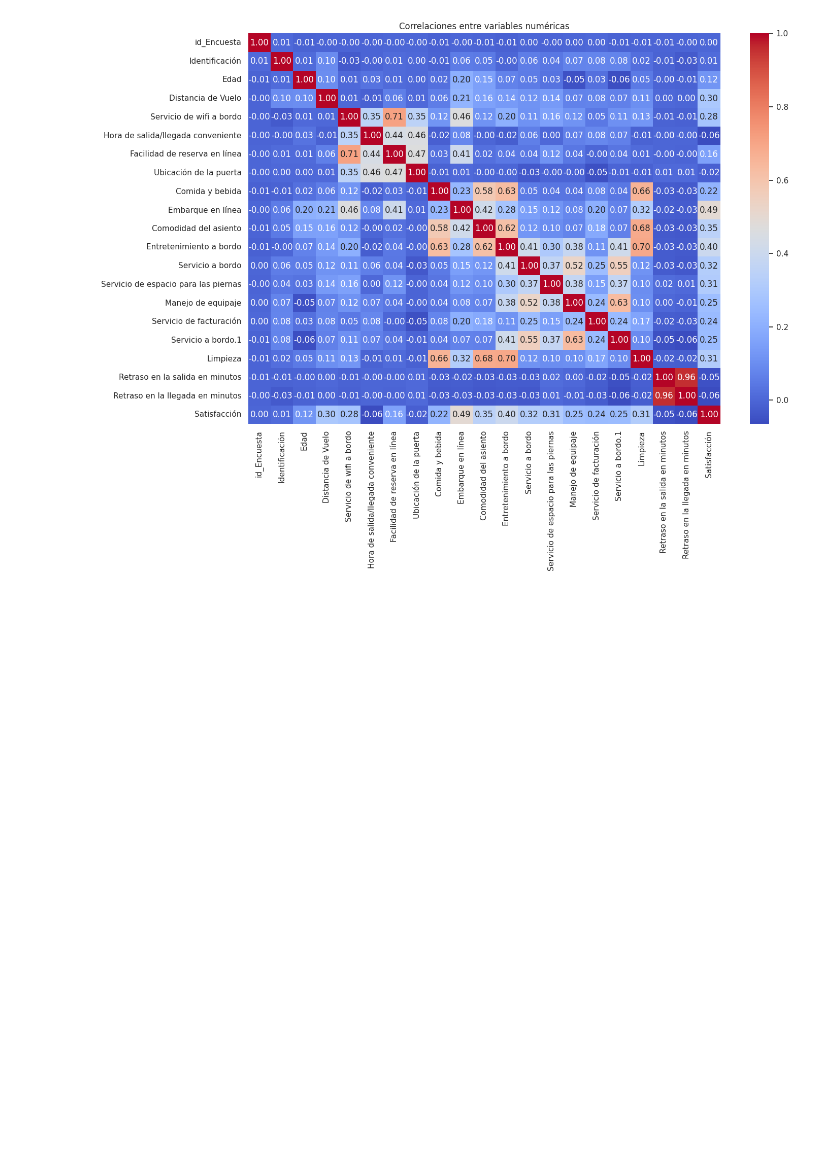
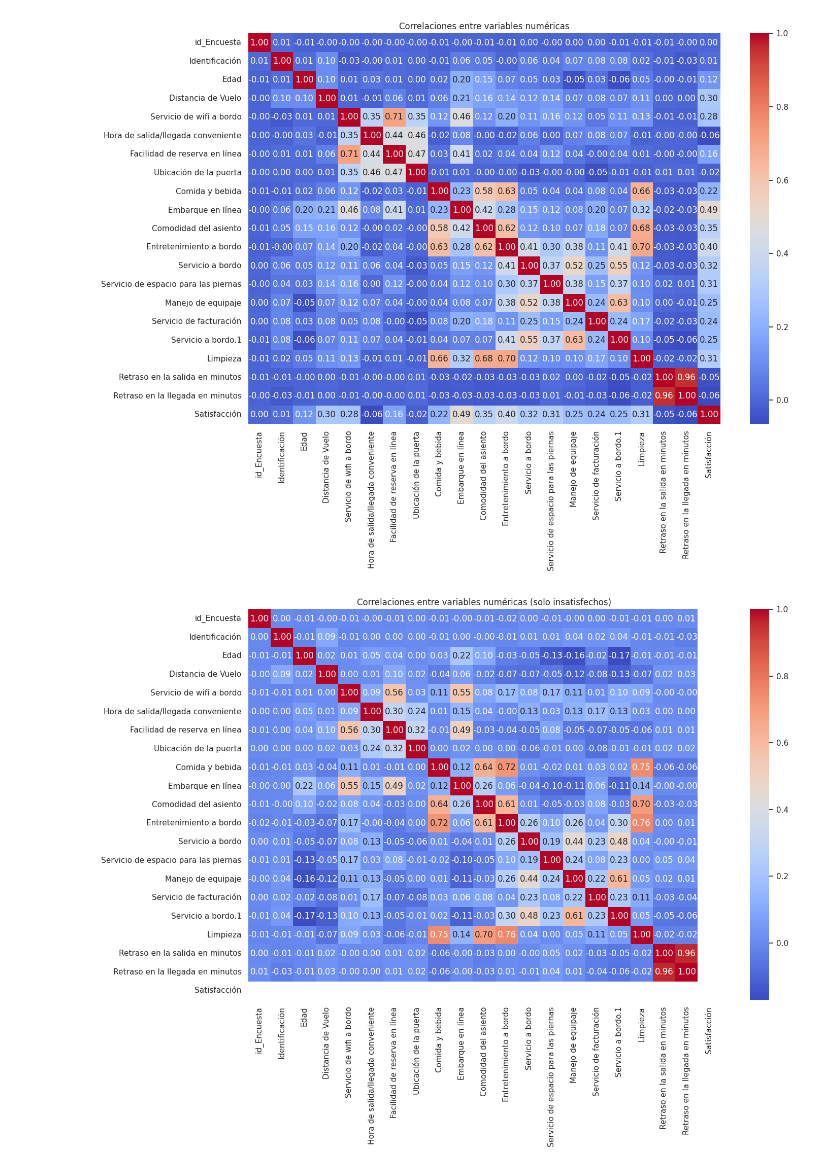
Before and after one commit to tomasrojas88/Data_Science_1, a Jupyter notebook: Satisfacción_Clientes_Aerolíneas.ipynb, the cells around one changed output. Drawn from its saved outputs; the diff is of its cells as text; code cells hidden in the pictures; blank space fills up the shorter version.

```diff
--- a/Satisfacción_Clientes_Aerolíneas.ipynb
+++ b/Satisfacción_Clientes_Aerolíneas.ipynb
@@ -370,3 +370,14 @@ plt.title("Correlaciones entre variables numéricas")
 plt.show()
 # %% [output]
 [figure]
+# %%
+# Filtrar el DataFrame para incluir solo los pasajeros insatisfechos
+df_insatisfechos = df[df['Satisfacción'] == 0] # Asegúrate de que 'Satisfacción' use el valor correcto (0 para insatisfechos)
+
+# Crear el mapa de calor de correlaciones
+plt.figure(figsize=(15, 10))
+sns.heatmap(df_insatisfechos.select_dtypes(include=np.number).corr(), annot=True, cmap="coolwarm", fmt=".2f")
+plt.title("Correlaciones entre variables numéricas (solo insatisfechos)")
+plt.show()
+# %% [output]
+[figure, added]
```
